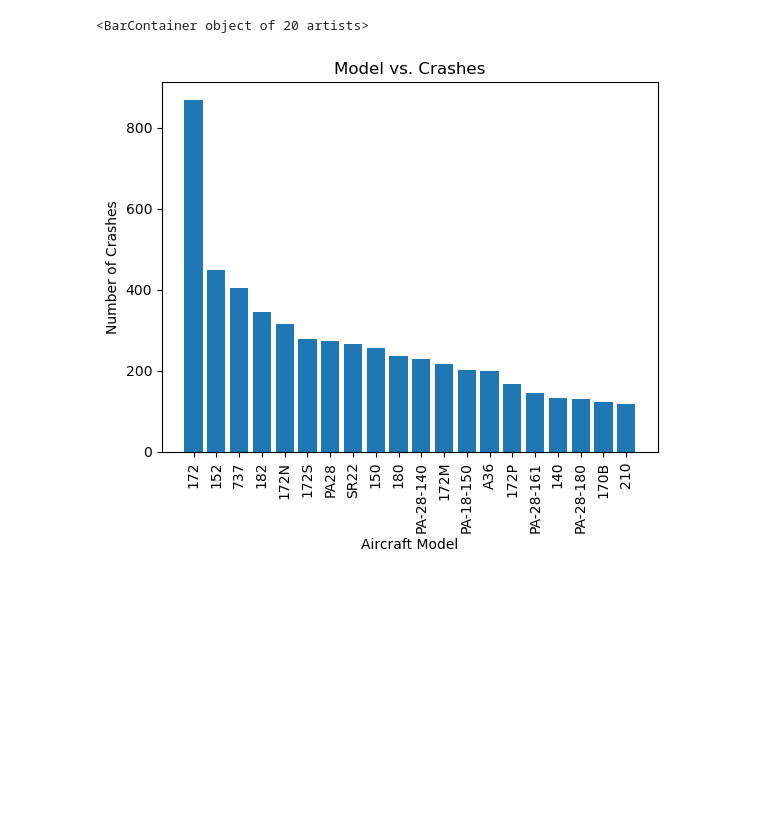
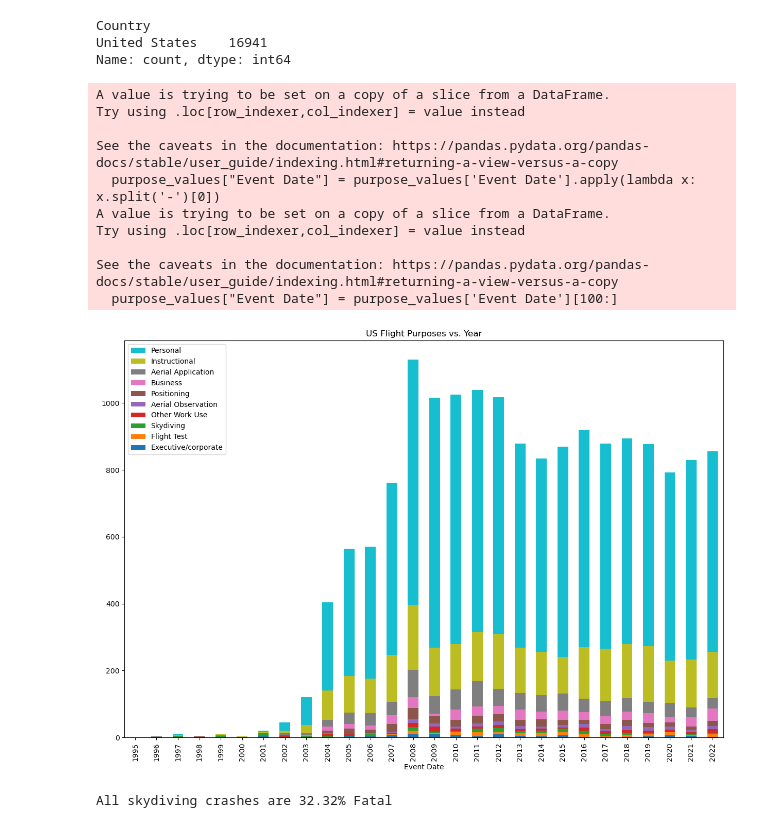
Before and after one commit to Gfatouras/Project-1, a Jupyter notebook: Project1_Master.ipynb, the cells around one changed output. Cells and saved outputs as stored; diff of their text form; code cells hidden in the pictures; blank space fills up the shorter version.

```diff
--- a/Project1_Master.ipynb
+++ b/Project1_Master.ipynb
@@ -63,0 +73,18 @@ df
+# %%
+"""
+make_skydiving = {}
+
+for index,item in US_sky_crashes_df.iterrows(): # Dict of all makes involved in US skydiving crashes
+    if item["Make"] in make_skydiving:
+        make_skydiving[item["Make"]] += 1
+    else:
+        make_skydiving[item["Make"]] = 1
+
+make_skydiving = dict(sorted(make_skydiving.items(), key=lambda item: item[1], reverse = True)) # Sort
+
+plt.bar(make_skydiving.keys(),make_skydiving.values())
+plt.tick_params(axis='x', labelrotation=90)
+plt.xlabel("Aircraft Make")
+plt.ylabel("Number of Crashes")
+plt.title("Make vs. US Skydiving Crashes")
+"""
@@ -83,10 +141,49 @@ plt.bar(make_counts.index[:10],make_counts.values[:10])
-# %%
-make_counts = df["Model"].value_counts()
-plt.xlabel("Aircraft Model")
-plt.ylabel("Number of Crashes")
-plt.title("Model vs. Crashes")
-plt.tick_params(axis='x', labelrotation=90)
-plt.bar(make_counts.index[:20],make_counts.values[:20])
-# %% [output]
-<BarContainer object of 20 artists>
-[figure, removed]
+# %%
+# Make sure the main dataframe is named df
+purpose_df = df.dropna(subset = ["Purpose Of Flight"],axis =0) # Dataframe with no NaN purpose of flight
+purpose_df = purpose_df[purpose_df["Country"] == "United States"]
+print(purpose_df["Country"].value_counts())
+purpose_values = purpose_df[["Purpose Of Flight","Event Date"]]
+#purpose_values = purpose_values[purpose_values['Purpose Of Flight'] == "Skydiving"]
+
+purpose_values["Event Date"] = purpose_values['Event Date'].apply(lambda x: x.split('-')[0])
+purpose_values["Event Date"] = purpose_values['Event Date'][100:]
+flights_per_year = purpose_values.groupby(['Event Date', 'Purpose Of Flight']).size().unstack(fill_value=0)
+flights_per_year_list = []
+for item in flights_per_year:
+    flights_per_year_list.append((item,flights_per_year[item].sum()))
+
+flights_per_year_list = sorted(flights_per_year_list, key=lambda x: x[1], reverse = True)
+top_10_list = [item[0] for item in flights_per_year_list[:10]]
+flights_per_year_top_10 = flights_per_year.drop(columns=[col for col in flights_per_year.columns if col not in top_10_list])
+flights_per_year_top_10 = flights_per_year_top_10[flights_per_year_top_10.sum().sort_values().index] # Makes the stacked bars sorted
+ax = flights_per_year_top_10.plot(kind='bar', stacked=True, figsize=(15, 10), title="US Flight Purposes vs. Year")
+handles, labels = ax.get_legend_handles_labels()
+ax.legend(handles[::-1], labels[::-1])
+plt.show()
+# %% [output]
+Country
+United States    16941
+Name: count, dtype: int64
+A value is trying to be set on a copy of a slice from a DataFrame.
+Try using .loc[row_indexer,col_indexer] = value instead
+
+See the caveats in the documentation: https://pandas.pydata.org/pandas-docs/stable/user_guide/indexing.html#returning-a-view-versus-a-copy
+  purpose_values["Event Date"] = purpose_values['Event Date'].apply(lambda x: x.split('-')[0])
+A value is trying to be set on a copy of a slice from a DataFrame.
+Try using .loc[row_indexer,col_indexer] = value instead
+
+See the caveats in the documentation: https://pandas.pydata.org/pandas-docs/stable/user_guide/indexing.html#returning-a-view-versus-a-copy
+  purpose_values["Event Date"] = purpose_values['Event Date'][100:]
+[figure, added]
+# %%
+sky_injury_df = injury_df.dropna(subset = ["Injury Severity"], axis = 0)
+sky_injury_df = sky_injury_df[sky_injury_df["Purpose Of Flight"] == "Skydiving"]
+sky_injury_df["Injury Severity"] = sky_injury_df["Injury Severity"].str.split('(').str[0] # Makes all fatal columns "Fatal"
+totals = sky_injury_df["Injury Severity"].value_counts()
+total_fatal = int(totals[1])
+percentage = total_fatal / sum(totals) * 100
+percentage = round(percentage,2)
+print("All skydiving crashes are "+str(percentage)+"% Fatal")
+# %% [output]
+All skydiving crashes are 32.32% Fatal
```
Also changed, not shown: parts of 20 cells of this notebook, 3 other files.
